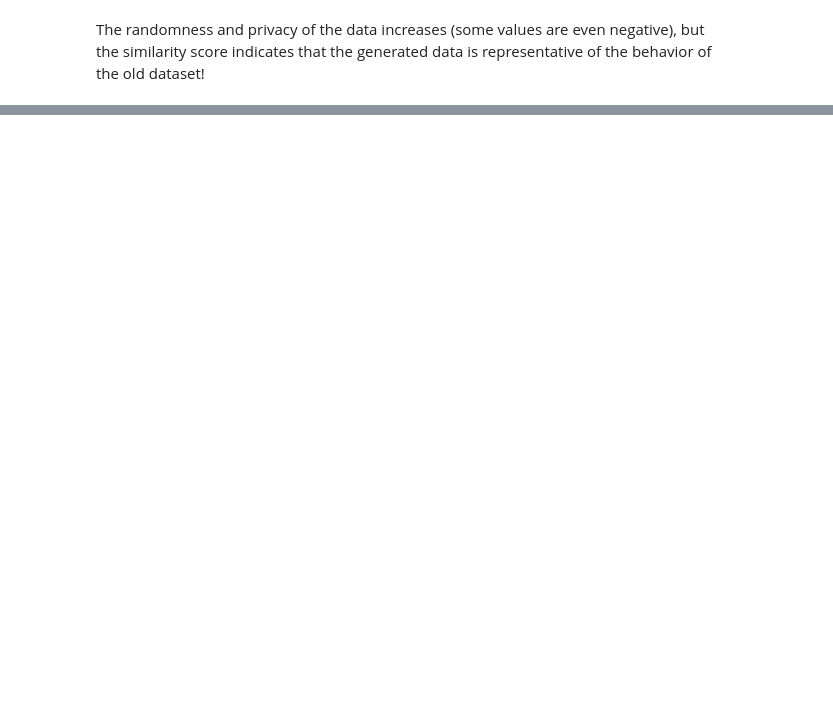
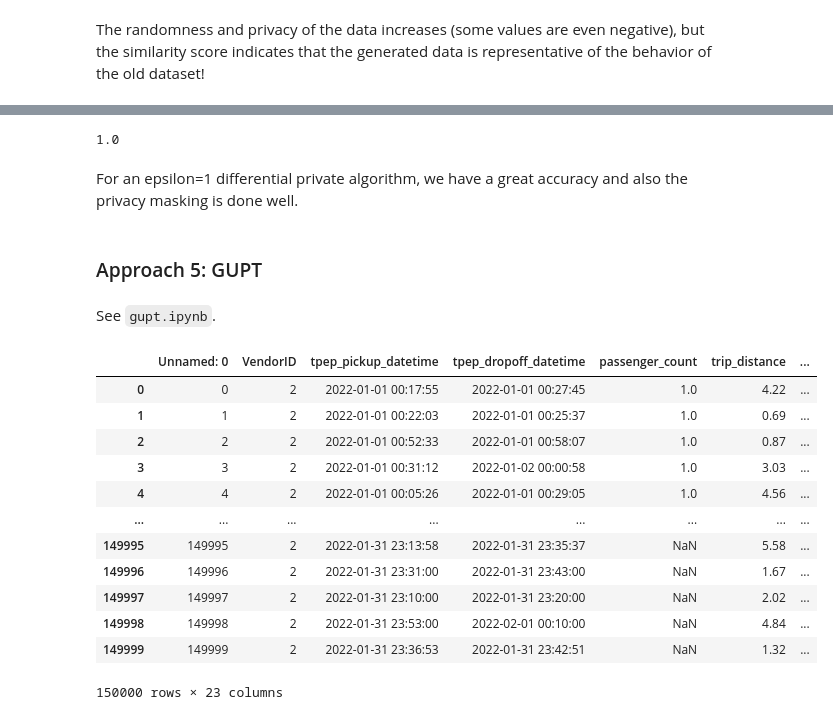
Before and after one commit to rohan-r-kulkarni/taxi_diff_privacy, a Jupyter notebook: testing.ipynb, the cells around one changed output, grey strips where cells are left out. Saved outputs shown, nothing was run; the diff lists cells and outputs as text; code cells hidden in the pictures; blank space fills up the shorter version.

````diff
--- a/testing.ipynb
+++ b/testing.ipynb
@@ -244,0 +273,4 @@ The randomness and privacy of the data increases (some values are even negative)
+# %%
+get_similarity_score(get_meanvarvecs(data), get_meanvarvecs(cleaned_lout))
+# %% [output]
+1.0
@@ -244,0 +279,22 @@ The randomness and privacy of the data increases (some values are even negative)
+# %% [markdown]
+For an epsilon=1 differential private algorithm, we have a great accuracy and also the privacy masking is done well.
+# %% [markdown]
+<h3> Approach 5: GUPT </h3>
+# %% [markdown]
+See ```gupt.ipynb```.
+# %%
+lout
+# %% [output]
+|  | Unnamed: 0 | VendorID | tpep_pickup_datetime | tpep_dropoff_datetime | passenger_count | trip_distance | ... |
+| 0 | 0 | 2 | 2022-01-01 00:17:55 | 2022-01-01 00:27:45 | 1.0 | 4.22 | ... |
+| 1 | 1 | 2 | 2022-01-01 00:22:03 | 2022-01-01 00:25:37 | 1.0 | 0.69 | ... |
+| 2 | 2 | 2 | 2022-01-01 00:52:33 | 2022-01-01 00:58:07 | 1.0 | 0.87 | ... |
+| 3 | 3 | 2 | 2022-01-01 00:31:12 | 2022-01-02 00:00:58 | 1.0 | 3.03 | ... |
+| 4 | 4 | 2 | 2022-01-01 00:05:26 | 2022-01-01 00:29:05 | 1.0 | 4.56 | ... |
+| ... | ... | ... | ... | ... | ... | ... | ... |
+| 149995 | 149995 | 2 | 2022-01-31 23:13:58 | 2022-01-31 23:35:37 | NaN | 5.58 | ... |
+| 149996 | 149996 | 2 | 2022-01-31 23:31:00 | 2022-01-31 23:43:00 | NaN | 1.67 | ... |
+| 149997 | 149997 | 2 | 2022-01-31 23:10:00 | 2022-01-31 23:20:00 | NaN | 2.02 | ... |
+| 149998 | 149998 | 2 | 2022-01-31 23:53:00 | 2022-02-01 00:10:00 | NaN | 4.84 | ... |
+| 149999 | 149999 | 2 | 2022-01-31 23:36:53 | 2022-01-31 23:42:51 | NaN | 1.32 | ... |
+150000 rows × 23 columns
````
Also changed, not shown: parts of 18 cells of this notebook, 4 other files.
